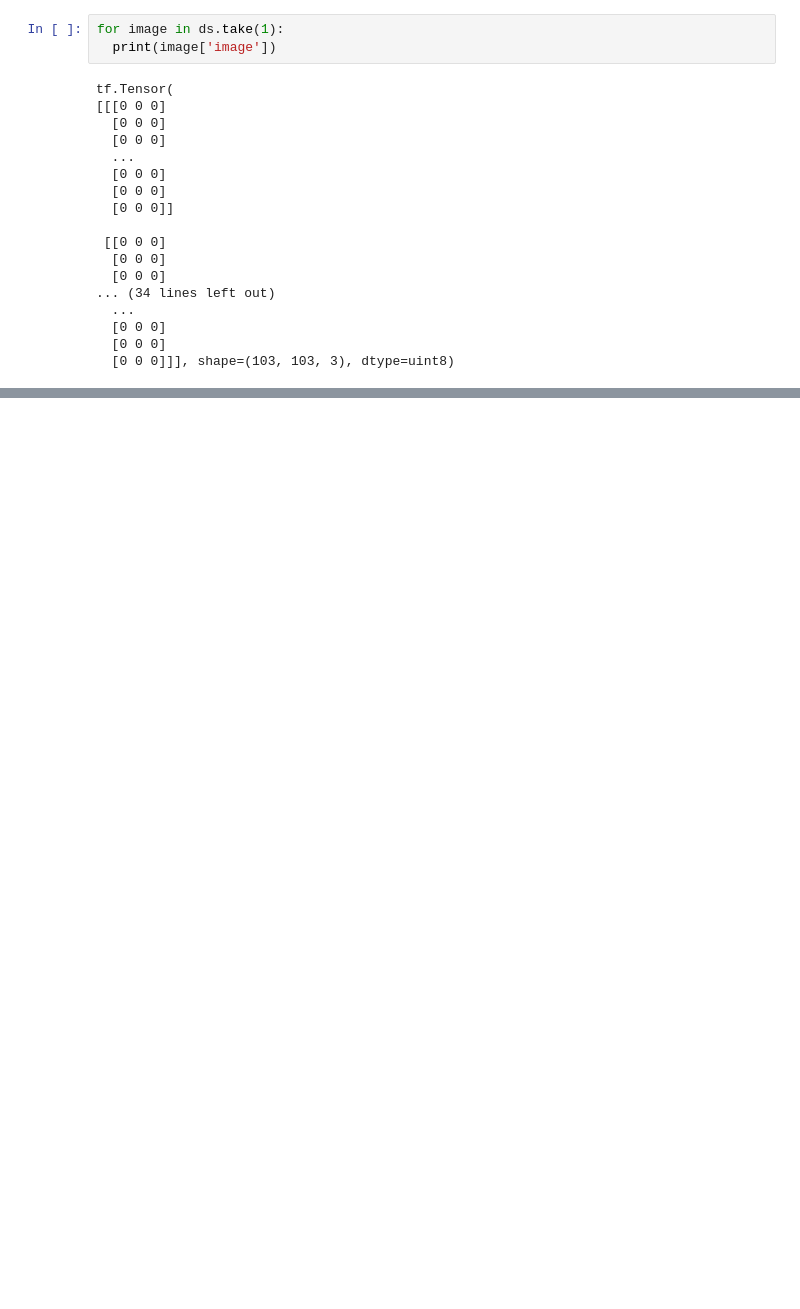
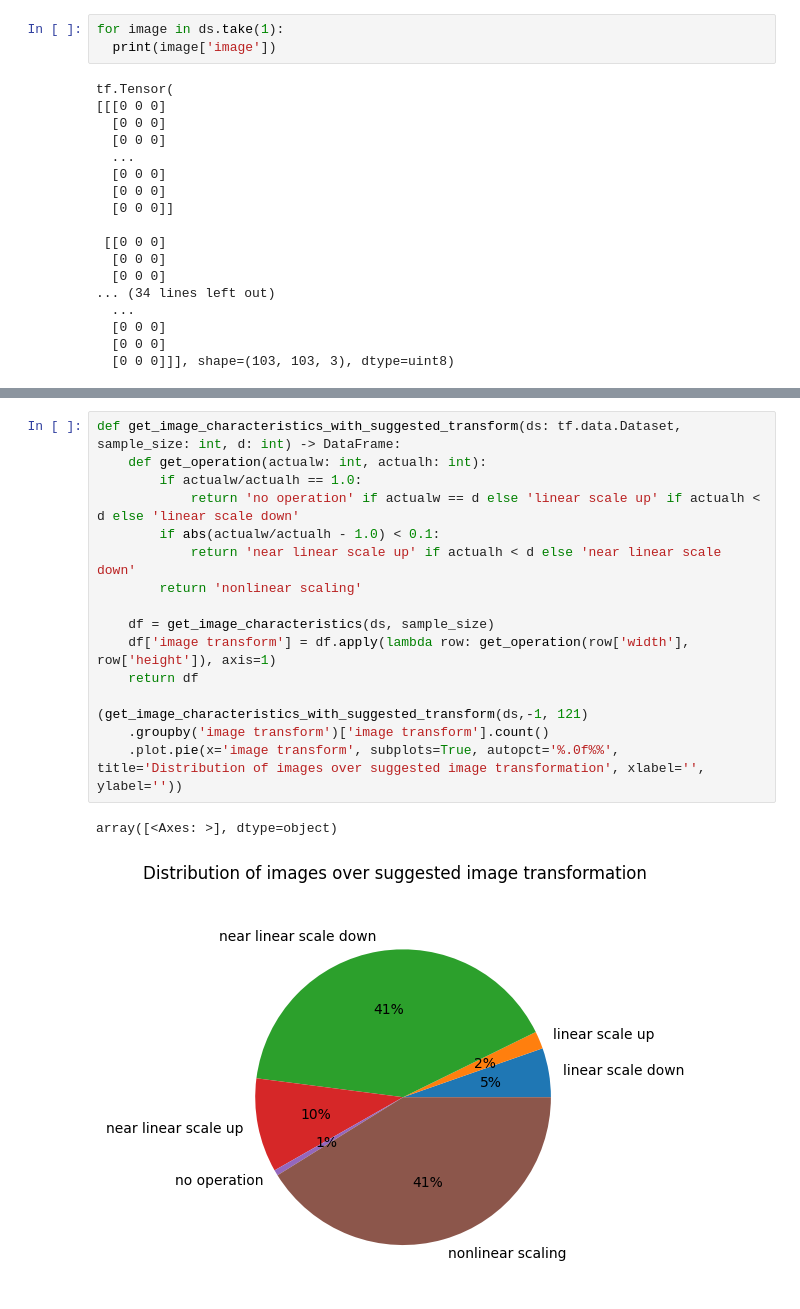
Before and after one commit to jlarsson/tfds-malaria, a Jupyter notebook: malaria.ipynb, the cells around one changed output, grey strips where cells are left out. Drawn from its saved outputs; the diff is of its cells as text; blank space fills up the shorter version.

```diff
--- a/malaria.ipynb
+++ b/malaria.ipynb
@@ -182,0 +157,19 @@ För att inte överträna modellen måste vi hitta ett sätt att skala om alla b
+# %%
+def get_image_characteristics_with_suggested_transform(ds: tf.data.Dataset, sample_size: int, d: int) -> DataFrame:
+    def get_operation(actualw: int, actualh: int):
+        if actualw/actualh == 1.0:
+            return 'no operation' if actualw == d else 'linear scale up' if actualh < d else 'linear scale down'
+        if abs(actualw/actualh - 1.0) < 0.1:
+            return 'near linear scale up' if actualh < d else 'near linear scale down'
+        return 'nonlinear scaling'
+
+    df = get_image_characteristics(ds, sample_size)
+    df['image transform'] = df.apply(lambda row: get_operation(row['width'], row['height']), axis=1)
+    return df
+
+(get_image_characteristics_with_suggested_transform(ds,-1, 121)
+    .groupby('image transform')['image transform'].count()
+    .plot.pie(x='image transform', subplots=True, autopct='%.0f%%', title='Distribution of images over suggested image transformation', xlabel='', ylabel=''))
+# %% [output]
+array([<Axes: >], dtype=object)
+[figure, added]
```
Also changed, not shown: parts of 37 cells of this notebook.
